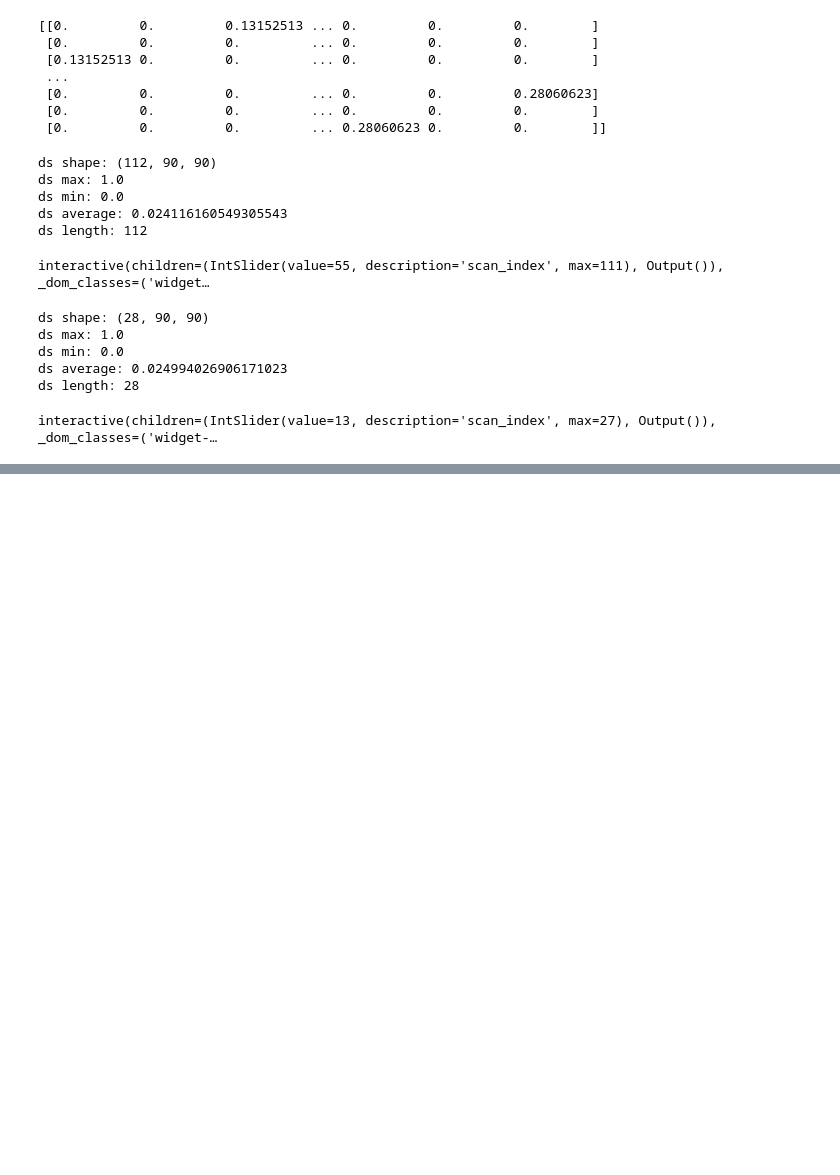
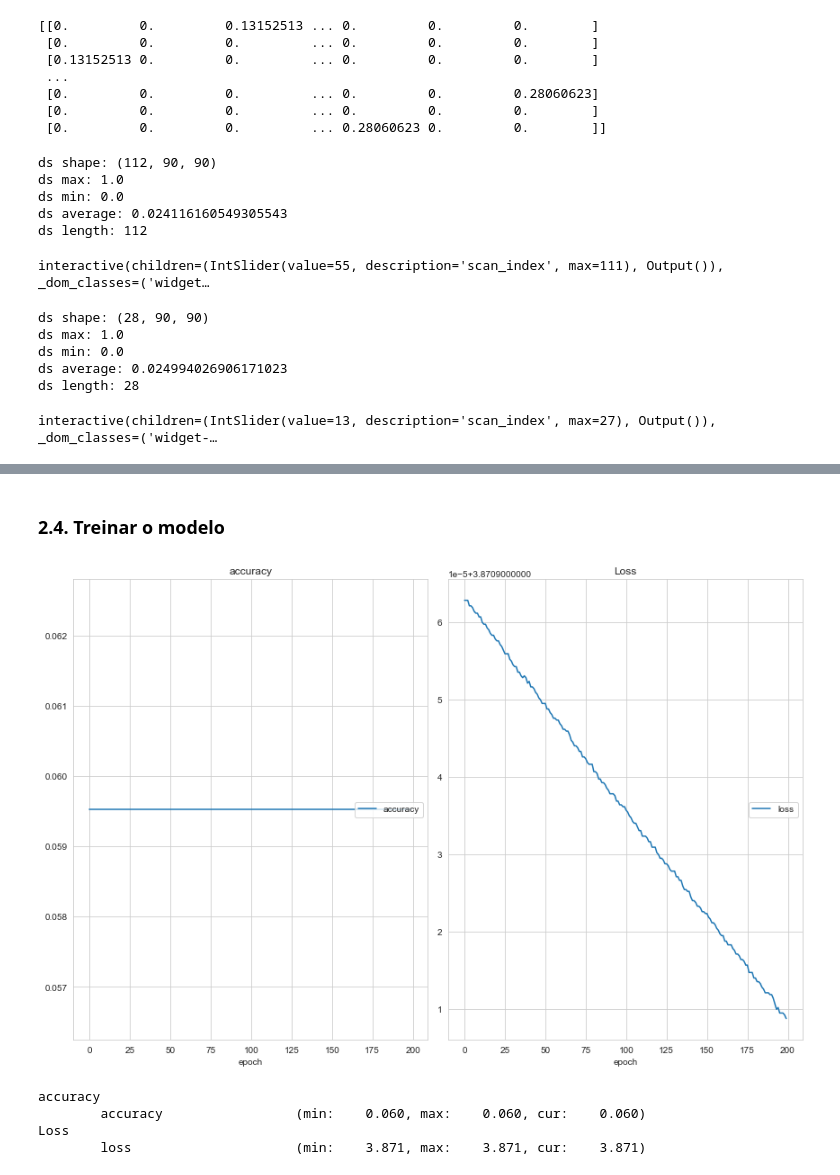
Before and after one commit to 154Nacho/DL, a Jupyter notebook: projeto.ipynb, the cells around one changed output, grey strips where cells are left out. Saved outputs shown, nothing was run; the diff lists cells and outputs as text; code cells hidden in the pictures; blank space fills up the shorter version.

```diff
--- a/projeto.ipynb
+++ b/projeto.ipynb
@@ -97,0 +395,42 @@ Shape dos dados de treino depois da transformação:  (112, 8100)
+# %% [markdown]
+### 2.4. Treinar o modelo
+# %%
+from livelossplot import PlotLosses
+
+EPOCHS = 200
+LEARNING_RATE = 0.001
+
+def train_model(train_dl, model):
+    liveloss = PlotLosses()
+    criterion = CrossEntropyLoss()
+    optimizer = SGD(model.parameters(), lr=LEARNING_RATE)
+    for epoch in range(EPOCHS):
+        logs = {}
+        epoch_loss  = 0
+        epoch_acc  = 0
+        for i, (inputs, labels) in enumerate(train_dl):
+            print(inputs)
+            optimizer.zero_grad()
+            outputs = model(inputs)
+            labels = labels.long()
+            print(labels)
+            loss = criterion(outputs, labels)
+            acc = accuracy_score(labels.numpy(), np.argmax(outputs.detach().numpy(), axis=1))
+            loss.backward()
+            optimizer.step()
+            epoch_loss += loss.item()
+            epoch_acc += acc.item()
+
+        print(f'Epoch {epoch:03}: | Loss: {epoch_loss/len(train_dl):.5f} | Acc: {epoch_acc/len(train_dl):.3f}')
+        logs['loss'] = epoch_loss
+        logs['accuracy'] = epoch_acc/len(train_dl)
+        liveloss.update(logs)
+        liveloss.send()
+
+train_model(train_dl_all, model)
+# %% [output]
+[figure, added]
+accuracy
+        accuracy                 (min:    0.060, max:    0.060, cur:    0.060)
+Loss
+        loss                     (min:    3.871, max:    3.871, cur:    3.871)
```
Also changed, not shown: parts of 23 cells of this notebook.
